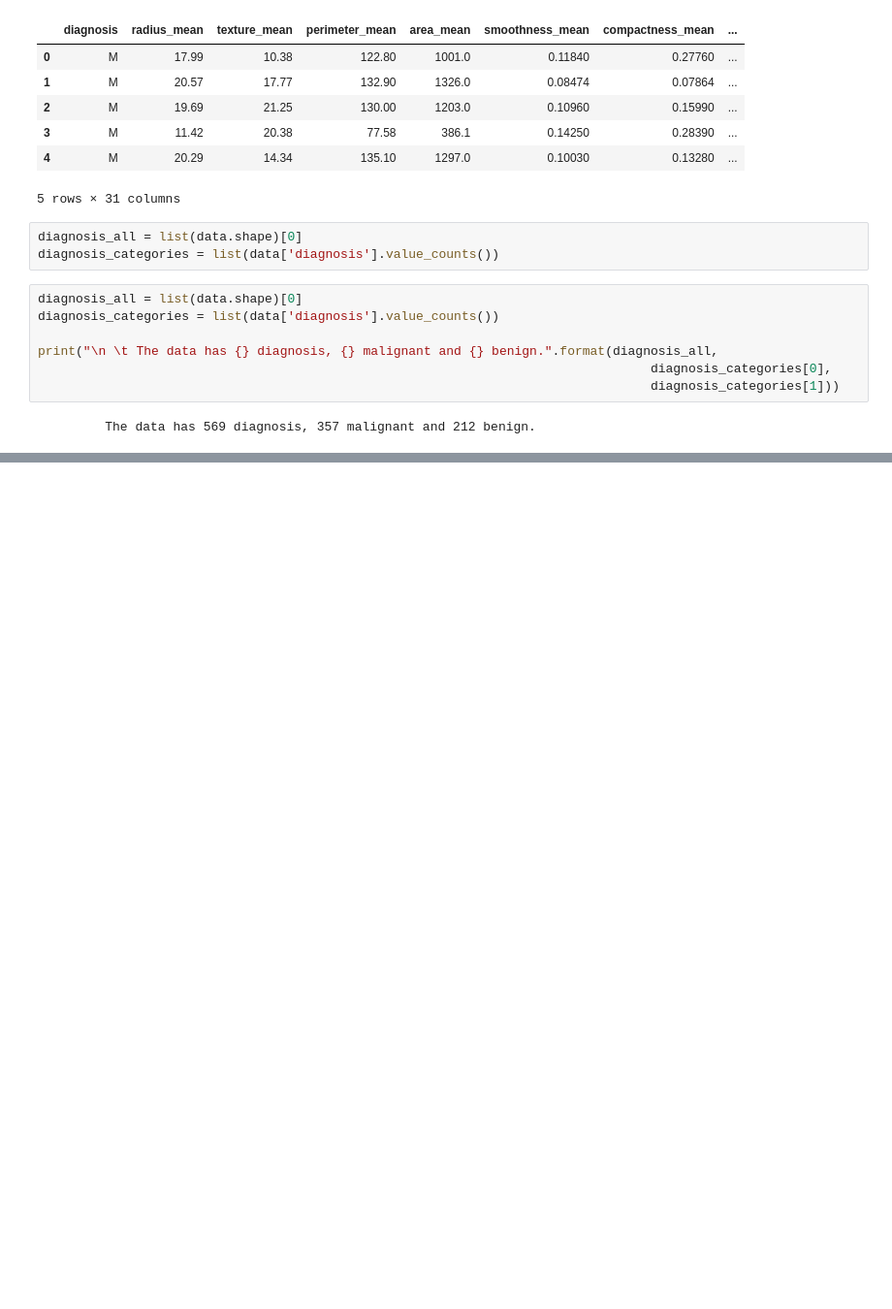
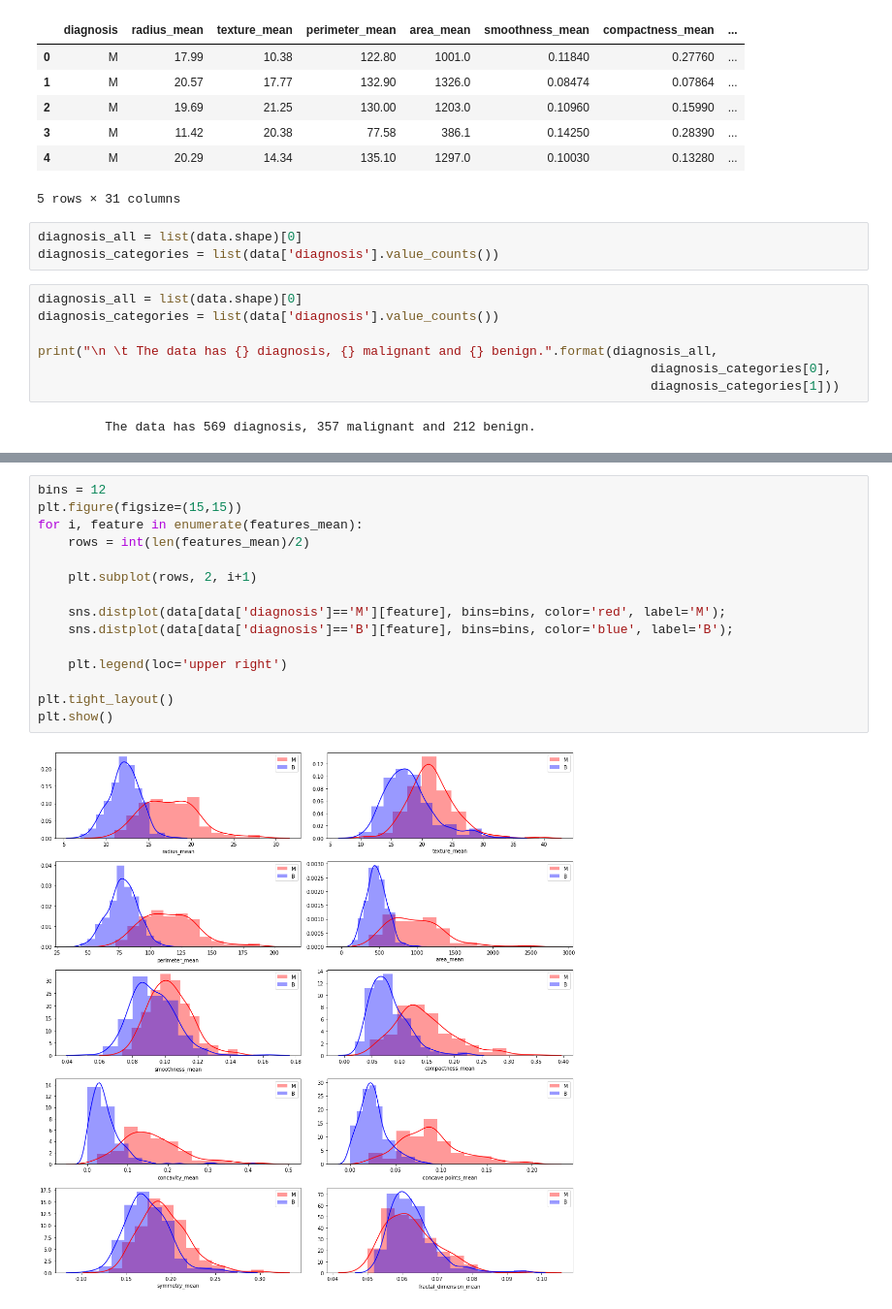
Before and after one commit to Biomedical-Data-Acquisition-and-Mining/homework_0429-chaoneng, a Jupyter notebook: Homework0429.ipynb, the cells around one changed output, grey strips where cells are left out. Shown at 97% size. Saved outputs shown, nothing was run; the diff lists cells and outputs as text; blank space fills up the shorter version.

```diff
--- a/Homework0429.ipynb
+++ b/Homework0429.ipynb
@@ -156,0 +174,17 @@ print("\n \t The data has {} diagnosis, {} malignant and {} benign.".format(diag
+# %%
+bins = 12
+plt.figure(figsize=(15,15))
+for i, feature in enumerate(features_mean):
+    rows = int(len(features_mean)/2)
+
+    plt.subplot(rows, 2, i+1)
+
+    sns.distplot(data[data['diagnosis']=='M'][feature], bins=bins, color='red', label='M');
+    sns.distplot(data[data['diagnosis']=='B'][feature], bins=bins, color='blue', label='B');
+
+    plt.legend(loc='upper right')
+
+plt.tight_layout()
+plt.show()
+# %% [output]
+[figure, added]
```
Also changed, not shown: parts of 15 cells of this notebook.
